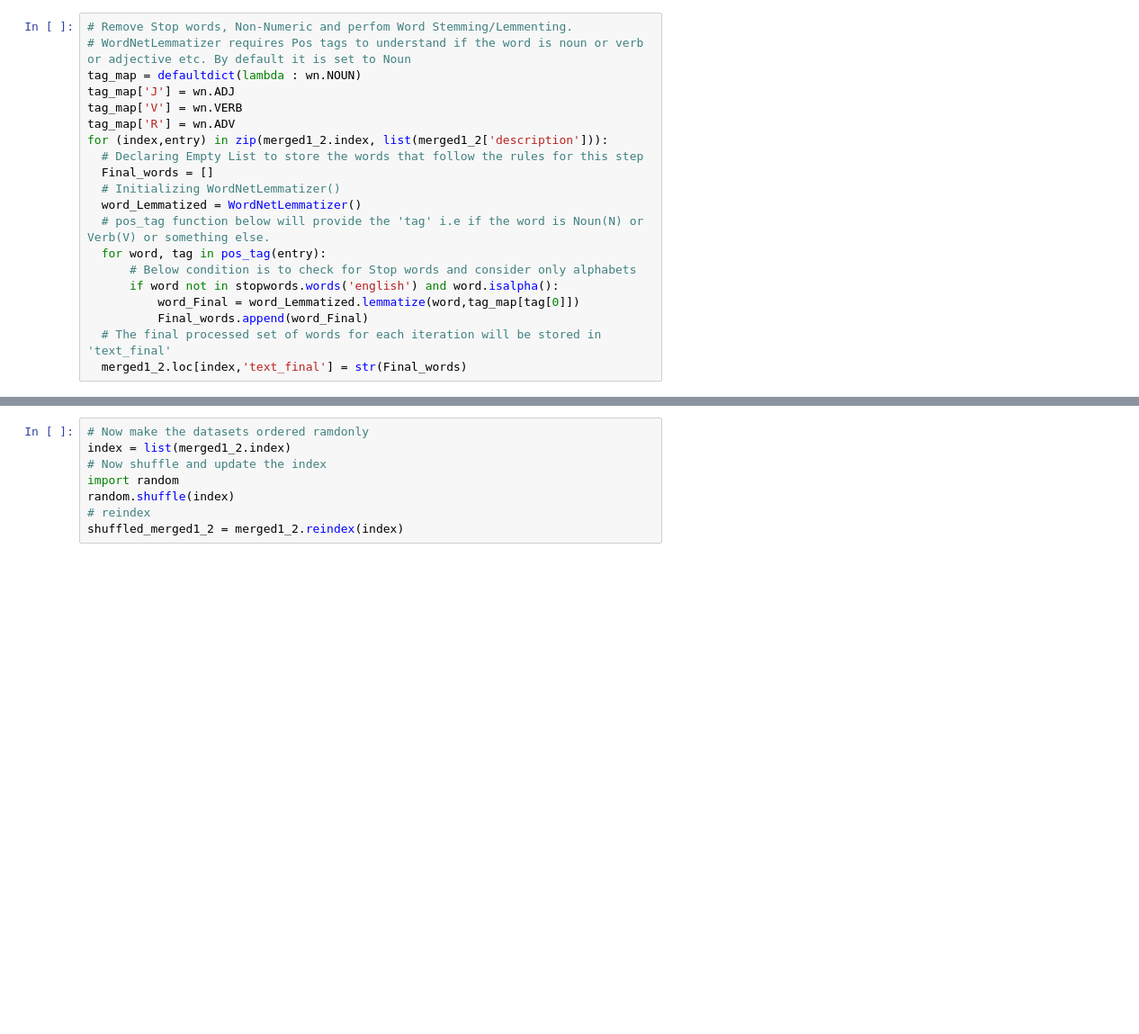
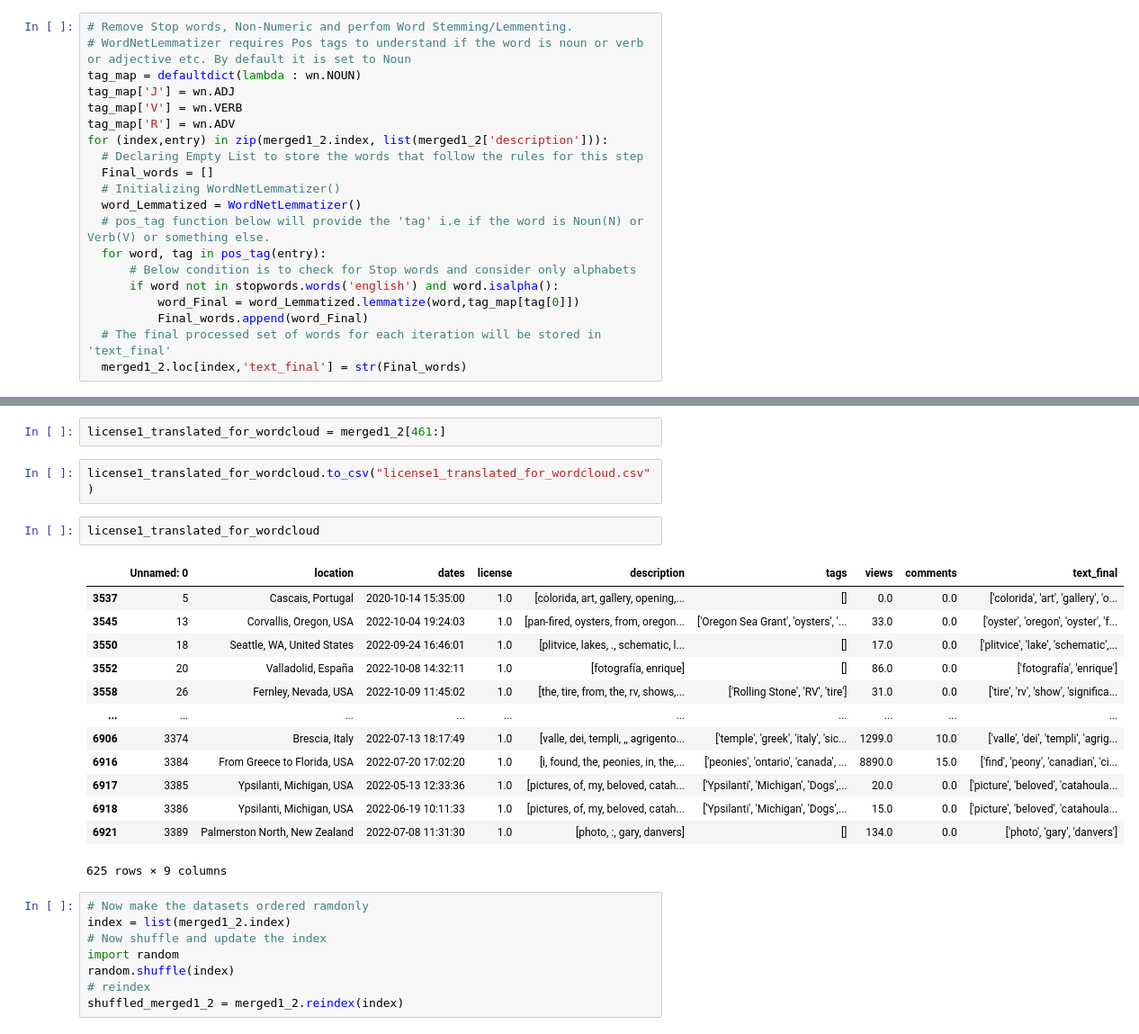
Before and after one commit to creativecommons/quantifying, a Jupyter notebook: analyze/Geomap_and_Model_building.ipynb, the cells around one changed output, grey strips where cells are left out. Shown at 90% size. Saved outputs shown, nothing was run; the diff lists cells and outputs as text; blank space fills up the shorter version.

```diff
--- a/analyze/Geomap_and_Model_building.ipynb
+++ b/analyze/Geomap_and_Model_building.ipynb
@@ -623,3 +775,23 @@ merged1_2.tail(50)
+# %%
+license1_translated_for_wordcloud = merged1_2[461:]
+# %%
+license1_translated_for_wordcloud.to_csv("license1_translated_for_wordcloud.csv")
+# %%
+license1_translated_for_wordcloud
+# %% [output]
+|  | Unnamed: 0 | location | dates | license | description | tags | views | comments | text_final |
+| 3537 | 5 | Cascais, Portugal | 2020-10-14 15:35:00 | 1.0 | [colorida, art, gallery, opening,... | [] | 0.0 | 0.0 | ['colorida', 'art', 'gallery', 'o... |
+| 3545 | 13 | Corvallis, Oregon, USA | 2022-10-04 19:24:03 | 1.0 | [pan-fired, oysters, from, oregon... | ['Oregon Sea Grant', 'oysters', '... | 33.0 | 0.0 | ['oyster', 'oregon', 'oyster', 'f... |
+| 3550 | 18 | Seattle, WA, United States | 2022-09-24 16:46:01 | 1.0 | [plitvice, lakes, ., schematic, l... | [] | 17.0 | 0.0 | ['plitvice', 'lake', 'schematic',... |
+| 3552 | 20 | Valladolid, España | 2022-10-08 14:32:11 | 1.0 | [fotografía, enrique] | [] | 86.0 | 0.0 | ['fotografía', 'enrique'] |
+| 3558 | 26 | Fernley, Nevada, USA | 2022-10-09 11:45:02 | 1.0 | [the, tire, from, the, rv, shows,... | ['Rolling Stone', 'RV', 'tire'] | 31.0 | 0.0 | ['tire', 'rv', 'show', 'significa... |
+| ... | ... | ... | ... | ... | ... | ... | ... | ... | ... |
+| 6906 | 3374 | Brescia, Italy | 2022-07-13 18:17:49 | 1.0 | [valle, dei, templi, ,, agrigento... | ['temple', 'greek', 'italy', 'sic... | 1299.0 | 10.0 | ['valle', 'dei', 'templi', 'agrig... |
+| 6916 | 3384 | From Greece to Florida, USA | 2022-07-20 17:02:20 | 1.0 | [i, found, the, peonies, in, the,... | ['peonies', 'ontario', 'canada', ... | 8890.0 | 15.0 | ['find', 'peony', 'canadian', 'ci... |
+| 6917 | 3385 | Ypsilanti, Michigan, USA | 2022-05-13 12:33:36 | 1.0 | [pictures, of, my, beloved, catah... | ['Ypsilanti', 'Michigan', 'Dogs',... | 20.0 | 0.0 | ['picture', 'beloved', 'catahoula... |
+| 6918 | 3386 | Ypsilanti, Michigan, USA | 2022-06-19 10:11:33 | 1.0 | [pictures, of, my, beloved, catah... | ['Ypsilanti', 'Michigan', 'Dogs',... | 15.0 | 0.0 | ['picture', 'beloved', 'catahoula... |
+| 6921 | 3389 | Palmerston North, New Zealand | 2022-07-08 11:31:30 | 1.0 | [photo, :, gary, danvers] | [] | 134.0 | 0.0 | ['photo', 'gary', 'danvers'] |
+625 rows × 9 columns
 # %%
 # Now make the datasets ordered ramdonly
 index = list(merged1_2.index)
```
Also changed, not shown: parts of 30 cells of this notebook, 9 other files.
